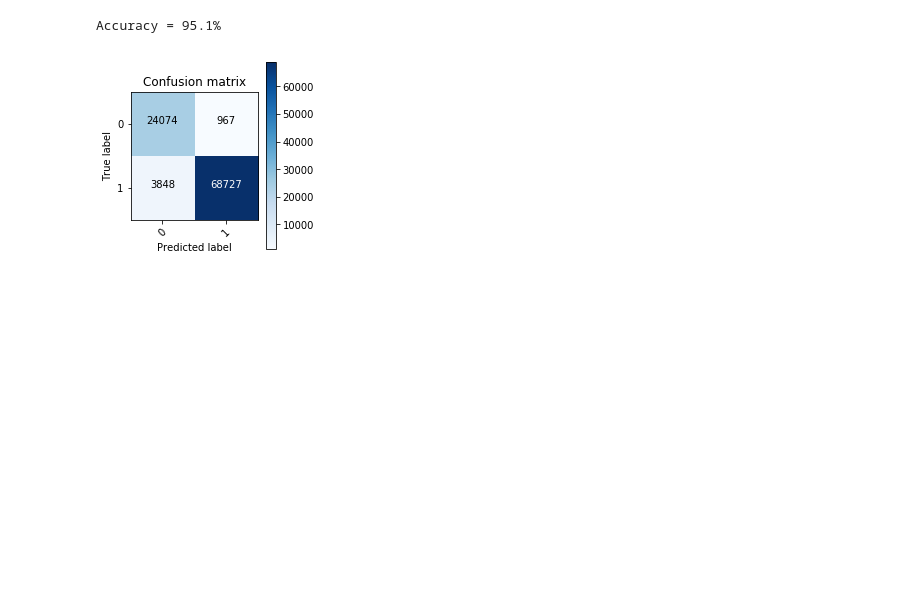
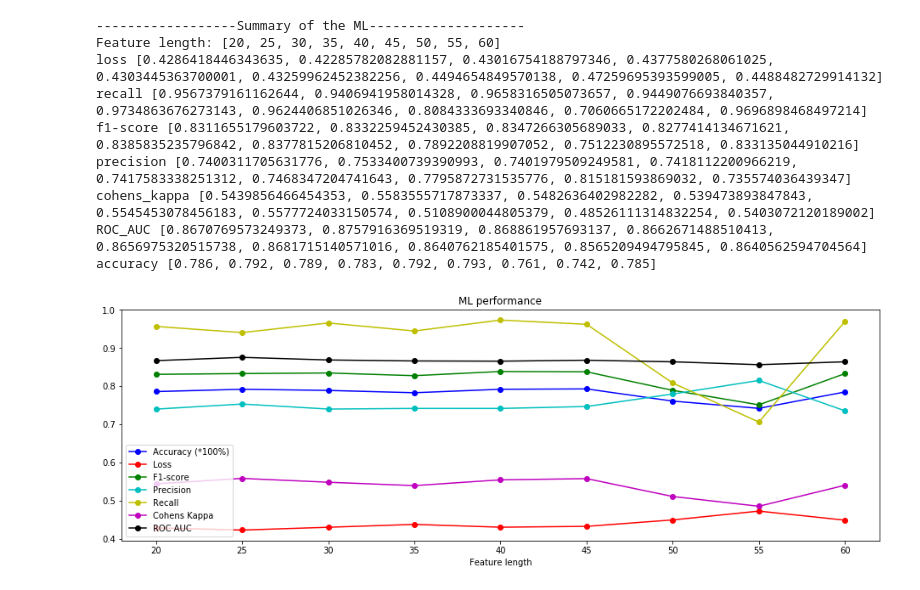
Before and after one commit to rkarn/Random-Exercises, a Jupyter notebook: Syscalls_cryptominers_Explainable_Postdoc.ipynb, the cells around one changed output. Drawn from its saved outputs; the diff is of its cells as text; code cells hidden in the pictures; blank space fills up the shorter version.

```diff
--- a/Syscalls_cryptominers_Explainable_Postdoc.ipynb
+++ b/Syscalls_cryptominers_Explainable_Postdoc.ipynb
@@ -383,22 +607,33 @@ Accuracy: 95.07%
-# %%
-from sklearn.metrics import accuracy_score
-from sklearn.model_selection import cross_val_score
-
-pred = model.predict_classes(X_test)
-scores = round(accuracy_score(Y_test, pred),3)*100
-print 'Accuracy = {0}%'.format(scores)
-# Compute confusion matrix
-cnf_matrix = confusion_matrix(Y_test, pred)
-np.set_printoptions(precision=2)
-class_names=[0,1]
-# Plot confusion matrix
-plt.figure(figsize=(3,3))
-plot_confusion_matrix(cnf_matrix, classes=class_names,
-                      title='Confusion matrix')
-plt.show()
-# %% [output]
-Accuracy = 95.1%
-[figure, removed]
+# %%
+print '------------------Summary of the ML--------------------'
+print 'Feature length: {0}'.format(window_sizes)
+for key, val in Model_perf_metrics.items():
+    print('{} {}'.format(key, val))
+
+plt.figure()
+plt.plot(window_sizes, Model_perf_metrics['accuracy'], 'bo-', label='Accuracy (*100%)')
+plt.plot(window_sizes, Model_perf_metrics['loss'], 'ro-', label='Loss')
+plt.plot(window_sizes, Model_perf_metrics['f1-score'], 'go-', label='F1-score')
+plt.plot(window_sizes, Model_perf_metrics['precision'], 'co-', label='Precision')
+plt.plot(window_sizes, Model_perf_metrics['recall'], 'yo-', label='Recall')
+plt.plot(window_sizes, Model_perf_metrics['cohens_kappa'], 'mo-', label='Cohens Kappa')
+plt.plot(window_sizes, Model_perf_metrics['ROC_AUC'], 'ko-', label='ROC AUC')
+#plt.plot(epochs, val_loss, 'b', label='Validation loss')
+plt.title('ML performance')
+plt.xlabel('Feature length')
+plt.legend()
+plt.show()
+# %% [output]
+------------------Summary of the ML--------------------
+Feature length: [20, 25, 30, 35, 40, 45, 50, 55, 60]
+loss [0.4286418446343635, 0.42285782082881157, 0.43016754188797346, 0.4377580268061025, 0.4303445363700001, 0.43259962452382256, 0.4494654849570138, 0.47259695393599005, 0.4488482729914132]
+recall [0.9567379161162644, 0.9406941958014328, 0.9658316505073657, 0.9449076693840357, 0.9734863676273143, 0.9624406851026346, 0.8084333693340846, 0.7060665172202484, 0.9696898468497214]
+f1-score [0.8311655179603722, 0.8332259452430385, 0.8347266305689033, 0.8277414134671621, 0.8385835235796842, 0.8377815206810452, 0.7892208819907052, 0.7512230895572518, 0.833135044910216]
+precision [0.7400311705631776, 0.7533400739390993, 0.7401979509249581, 0.7418112200966219, 0.7417583338251312, 0.7468347204741643, 0.7795872731535776, 0.815181593869032, 0.735574036439347]
+cohens_kappa [0.5439856466454353, 0.5583555717873337, 0.5482636402982282, 0.539473893847843, 0.5545453078456183, 0.5577724033150574, 0.5108900044805379, 0.48526111314832254, 0.5403072120189002]
+ROC_AUC [0.8670769573249373, 0.8757916369519319, 0.868861957693137, 0.8662671488510413, 0.8656975320515738, 0.8681715140571016, 0.8640762185401575, 0.8565209494795845, 0.8640562594704564]
+accuracy [0.786, 0.792, 0.789, 0.783, 0.792, 0.793, 0.761, 0.742, 0.785]
+[figure, added]
 # %%
 #Auto-encoder
 #https://machinelearningmastery.com/lstm-autoencoders/
```
Also changed, not shown: parts of 12 cells of this notebook.
